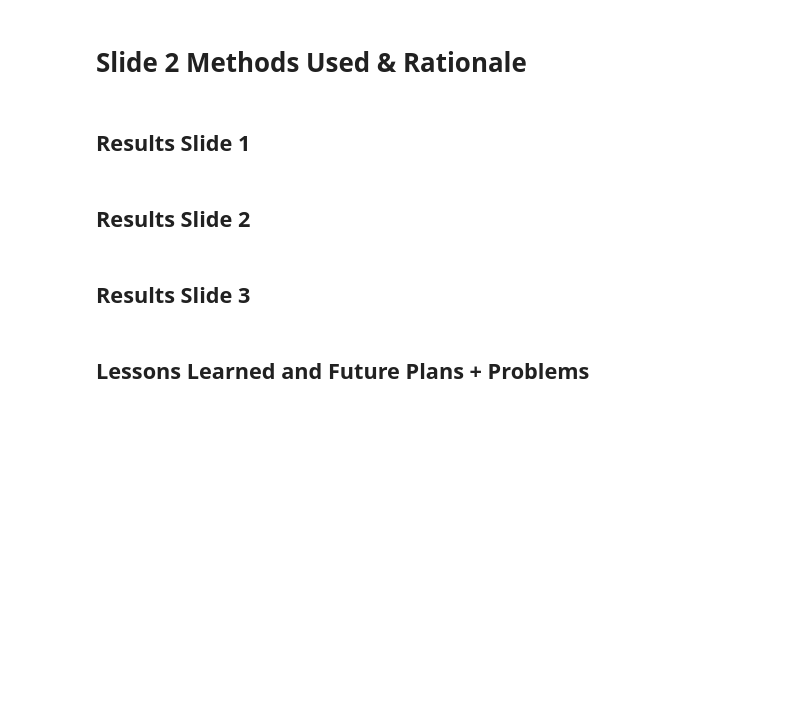
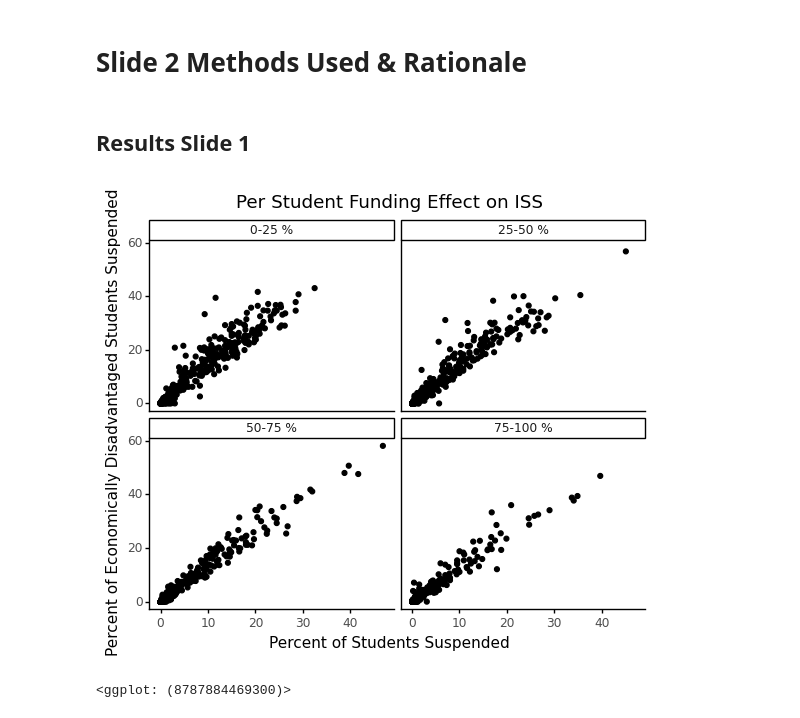
Before and after one commit to lawandyaseen/PPOL564FinalProject, a Jupyter notebook: Final Presentation.ipynb, the cells around one changed output. Drawn from its saved outputs; the diff is of its cells as text; code cells hidden in the pictures; blank space fills up the shorter version.

```diff
--- a/Final Presentation.ipynb
+++ b/Final Presentation.ipynb
@@ -31,10 +175,9 @@ data clean up
 # %% [markdown]
 # Slide 2 Methods Used & Rationale
-# %% [markdown]
-## Results Slide 1
-# %% [markdown]
-## Results Slide 2
-# %% [markdown]
-## Results Slide 3
-# %% [markdown]
-## Lessons Learned and Future Plans + Problems
+# %% [markdown]
+## Results Slide 1
+# %%
+test
+# %% [output]
+[figure, added]
+<ggplot: (8787884469300)>
```
Also changed, not shown: parts of 13 cells of this notebook.
